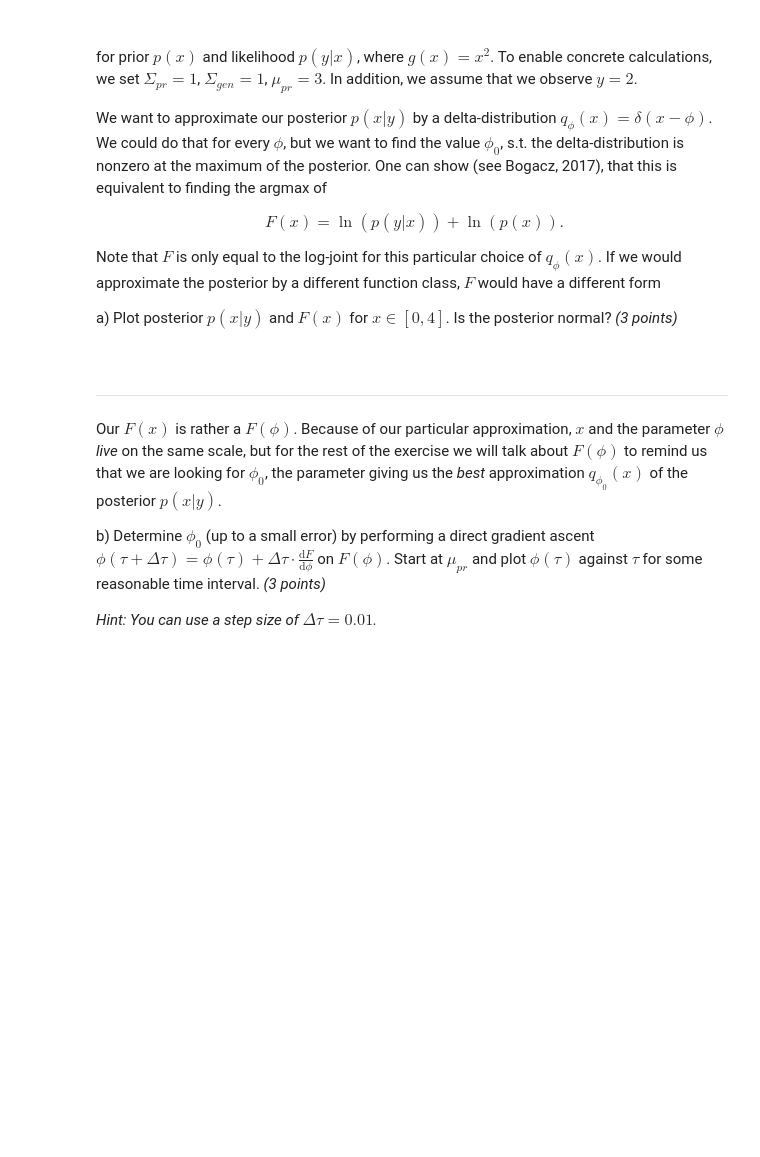
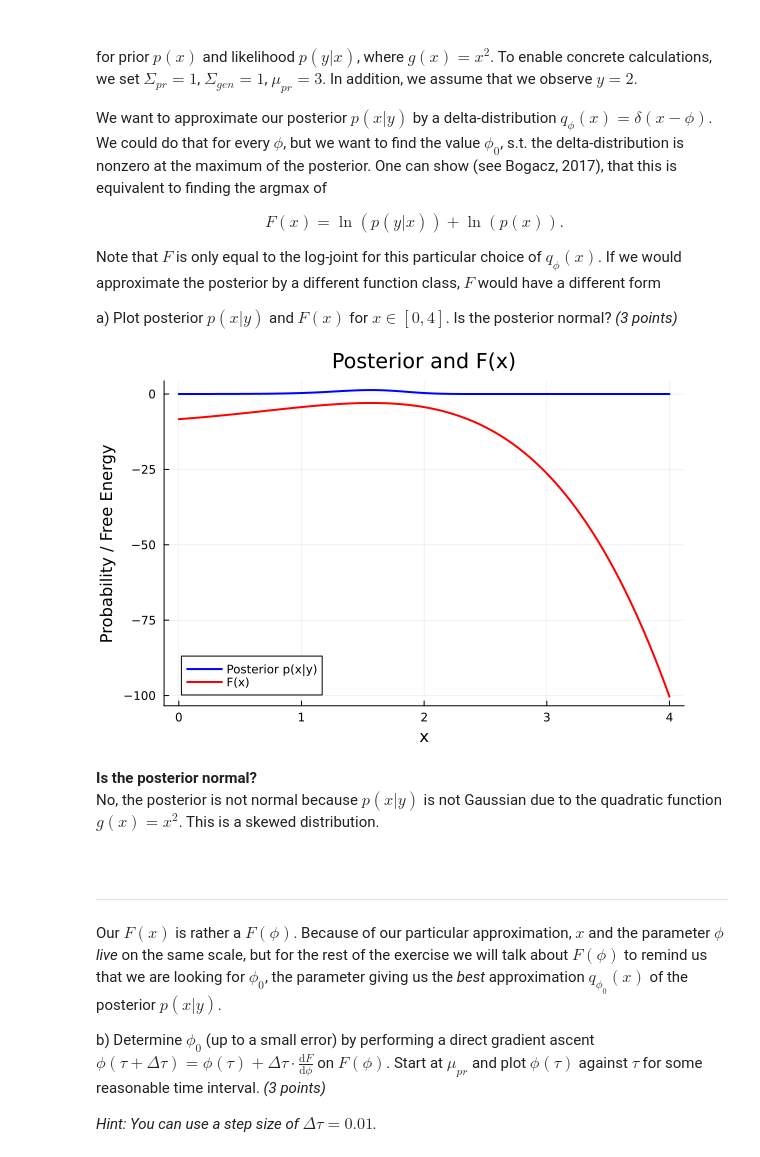
Before and after one commit to MagisV/Translational_Neuromodeling_Exercise_1, a Jupyter notebook: ex-02/Exercise2.ipynb, the cells around one changed output. Cells and saved outputs as stored; diff of their text form; code cells hidden in the pictures; blank space fills up the shorter version.

```diff
--- a/ex-02/Exercise2.ipynb
+++ b/ex-02/Exercise2.ipynb
@@ -88,7 +88,44 @@ Note that $F$ is only equal to the log-joint for this particular choice of $q_\p
 
 a) Plot posterior $p(x|y)$ and $F(x)$ for $x \in [0,4]$. Is the posterior normal?  *(3 points)*
 # %%
-# insert your solution here ...
+# define variables
+var_prior = 1   # prior variance
+var_gen = 1     # generative variance
+mean_prior = 3  # prior mean
+y = 2           # observed value
+
+# define prior and likelihood functions
+prior(x) = pdf(Normal(mean_prior, var_prior), x)
+likelihood(x) = pdf(Normal(x^2, var_gen), y)
+
+# compute posterior (unnormalized)
+posterior(x) = prior(x) * likelihood(x)
+
+# compute F(x)
+# 1/sqrt(s*pi*var_prior) is a constant, so it does not affect the posterior calculations
+F(x) = log(prior(x)) + log(likelihood(x))
+
+# define the range of x values
+x_vals = range(0, 4, length=100)
+
+# compute the posterior and F(x)
+posterior_vals = [posterior(x) for x in x_vals]
+F_vals = [F(x) for x in x_vals]
+
+# normalize posterior
+posterior_vals /= sum(posterior_vals) * step(x_vals)
+
+# plot results
+plot(x_vals, posterior_vals, label="Posterior p(x|y)", linewidth=2, color=:blue)
+plot!(x_vals, F_vals, label="F(x)", linewidth=2, color=:red)
+xlabel!("x")
+ylabel!("Probability / Free Energy")
+title!("Posterior and F(x)")
+# %% [output]
+[figure, added]
+# %% [markdown]
+**Is the posterior normal?**<br>
+No, the posterior is not normal because $p(x|y)$ is not Gaussian due to the quadratic function $g(x)=x^2$. This is a skewed distribution.
 # %% [markdown]
 &nbsp;
 ___
```
Also changed, not shown: parts of 4 cells of this notebook, 1 other file.
